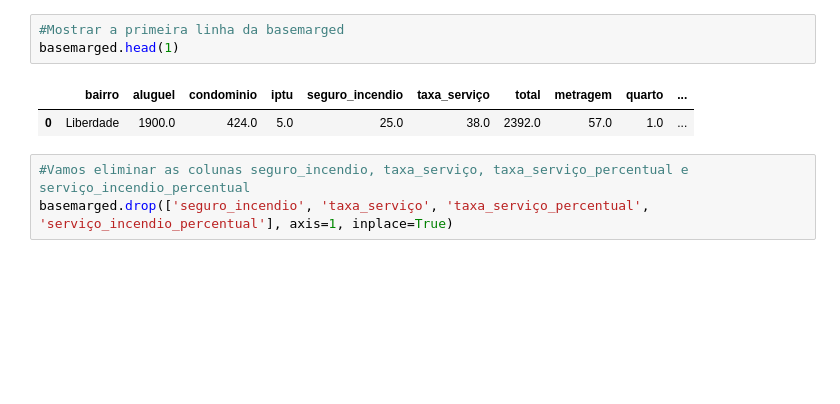
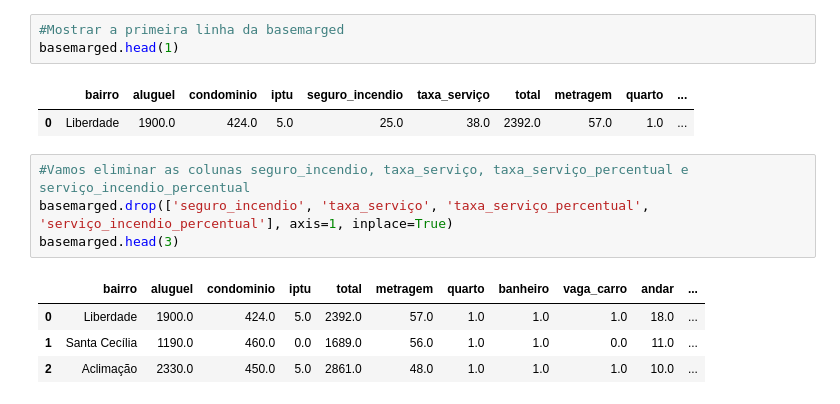
Before and after one commit to abilioepalanga/Market-Value-Predictor-Airbnb, a Jupyter notebook: main.ipynb, the cells around one changed output. Drawn from its saved outputs; the diff is of its cells as text; blank space fills up the shorter version.

```diff
--- a/main.ipynb
+++ b/main.ipynb
@@ -1503,3 +1503,9 @@ basemarged.head(1)
 # %%
 #Vamos eliminar as colunas seguro_incendio, taxa_serviço, taxa_serviço_percentual e serviço_incendio_percentual
 basemarged.drop(['seguro_incendio', 'taxa_serviço', 'taxa_serviço_percentual', 'serviço_incendio_percentual'], axis=1, inplace=True)
+basemarged.head(3)
+# %% [output]
+|  | bairro | aluguel | condominio | iptu | total | metragem | quarto | banheiro | vaga_carro | andar | ... |
+| 0 | Liberdade | 1900.0 | 424.0 | 5.0 | 2392.0 | 57.0 | 1.0 | 1.0 | 1.0 | 18.0 | ... |
+| 1 | Santa Cecília | 1190.0 | 460.0 | 0.0 | 1689.0 | 56.0 | 1.0 | 1.0 | 0.0 | 11.0 | ... |
+| 2 | Aclimação | 2330.0 | 450.0 | 5.0 | 2861.0 | 48.0 | 1.0 | 1.0 | 1.0 | 10.0 | ... |
```
Also changed, not shown: parts of 2 cells of this notebook.
